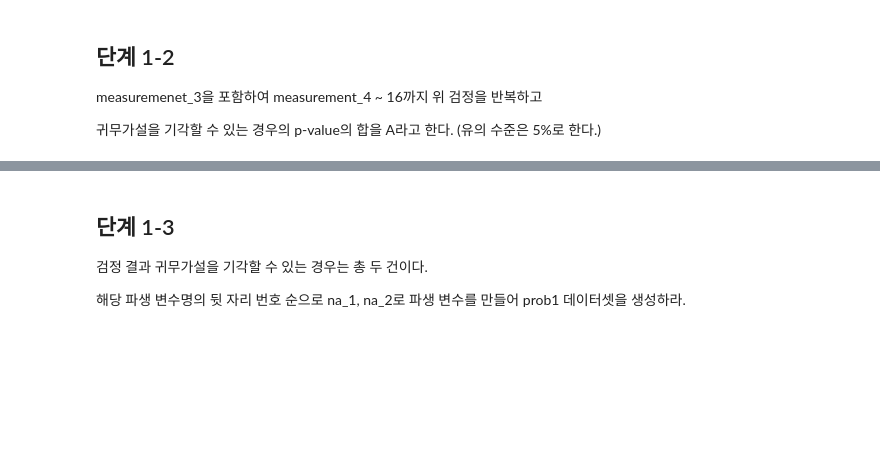
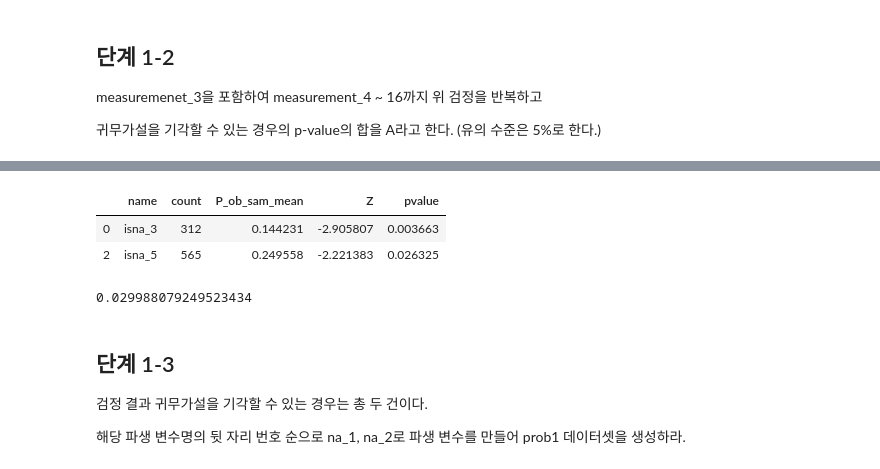
Before and after one commit to sunkusun9/DS_lv3_2408, a Jupyter notebook: sec_ds_lv3_prob1_prob.ipynb, the cells around one changed output, grey strips where cells are left out. Drawn from its saved outputs; the diff is of its cells as text; code cells hidden in the pictures; blank space fills up the shorter version.

```diff
--- a/sec_ds_lv3_prob1_prob.ipynb
+++ b/sec_ds_lv3_prob1_prob.ipynb
@@ -343,3 +436,12 @@ measuremenet_3을 포함하여 measurement_4 ~ 16까지 위 검정을 반복하
+# %%
+display(df_z.query('pvalue < 0.05'))
+A = df_z.query('pvalue < 0.05')['pvalue'].sum()
+A
+# %% [output]
+|  | name | count | P_ob_sam_mean | Z | pvalue |
+| 0 | isna_3 | 312 | 0.144231 | -2.905807 | 0.003663 |
+| 2 | isna_5 | 565 | 0.249558 | -2.221383 | 0.026325 |
+0.029988079249523434
 # %% [markdown]
 ## 단계 1-3
 
```
Also changed, not shown: parts of 15 cells of this notebook.
